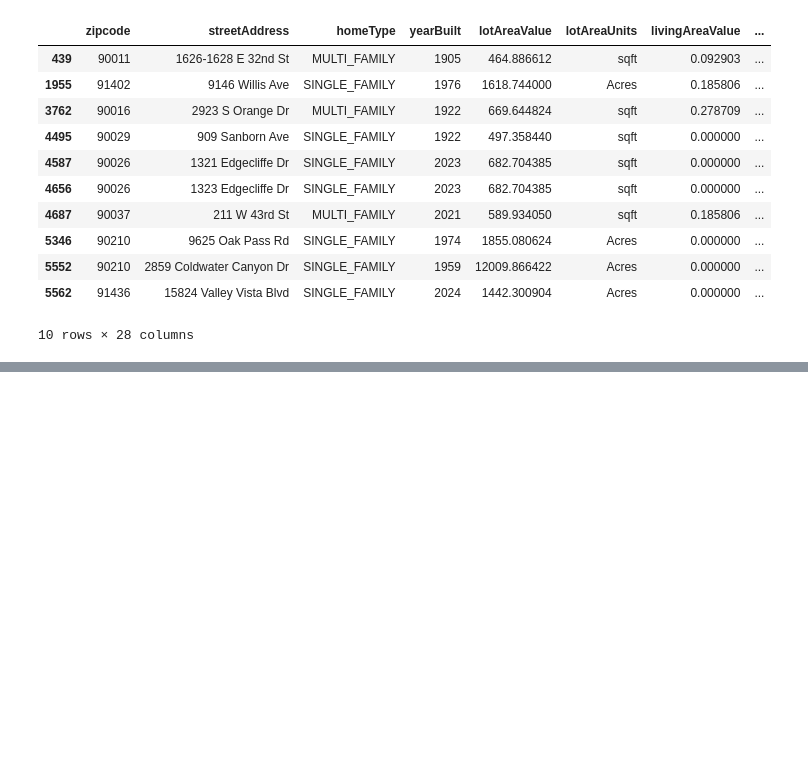
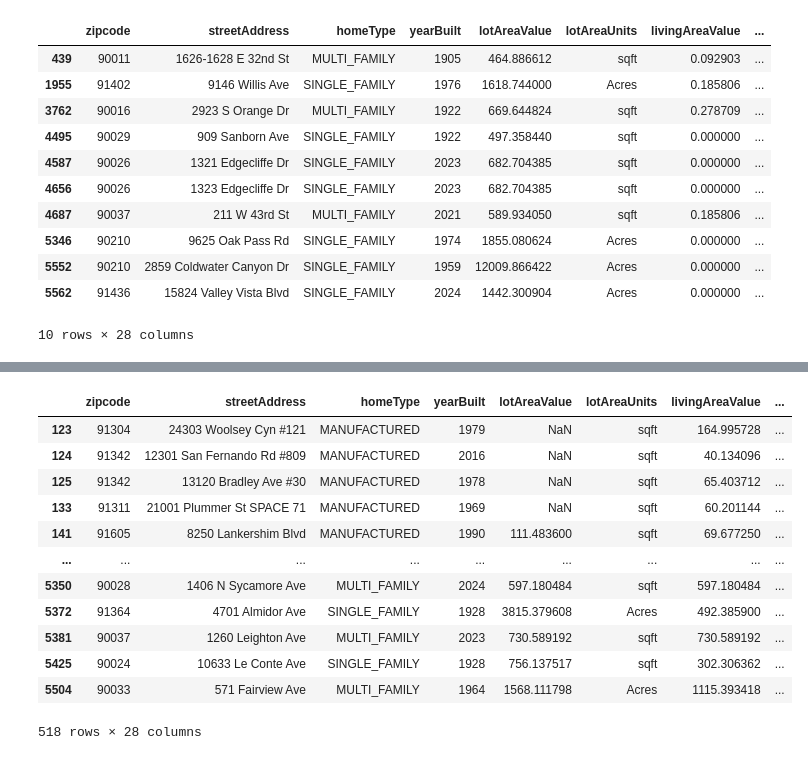
Before and after one commit to MAmin-y/House-price-analysis-and-prediction-LA-2024, a Jupyter notebook: analysis.ipynb, the cells around one changed output, grey strips where cells are left out. Saved outputs shown, nothing was run; the diff lists cells and outputs as text; code cells hidden in the pictures; blank space fills up the shorter version.

```diff
--- a/analysis.ipynb
+++ b/analysis.ipynb
@@ -317,0 +341,16 @@ df.loc[df['livingAreaValue'] < 1, 'livingAreaValue'] = df['lotAreaValue']
+# %%
+df[df["garageParkingCapacity"]==0]
+# %% [output]
+|  | zipcode | streetAddress | homeType | yearBuilt | lotAreaValue | lotAreaUnits | livingAreaValue | ... |
+| 123 | 91304 | 24303 Woolsey Cyn #121 | MANUFACTURED | 1979 | NaN | sqft | 164.995728 | ... |
+| 124 | 91342 | 12301 San Fernando Rd #809 | MANUFACTURED | 2016 | NaN | sqft | 40.134096 | ... |
+| 125 | 91342 | 13120 Bradley Ave #30 | MANUFACTURED | 1978 | NaN | sqft | 65.403712 | ... |
+| 133 | 91311 | 21001 Plummer St SPACE 71 | MANUFACTURED | 1969 | NaN | sqft | 60.201144 | ... |
+| 141 | 91605 | 8250 Lankershim Blvd | MANUFACTURED | 1990 | 111.483600 | sqft | 69.677250 | ... |
+| ... | ... | ... | ... | ... | ... | ... | ... | ... |
+| 5350 | 90028 | 1406 N Sycamore Ave | MULTI_FAMILY | 2024 | 597.180484 | sqft | 597.180484 | ... |
+| 5372 | 91364 | 4701 Almidor Ave | SINGLE_FAMILY | 1928 | 3815.379608 | Acres | 492.385900 | ... |
+| 5381 | 90037 | 1260 Leighton Ave | MULTI_FAMILY | 2023 | 730.589192 | sqft | 730.589192 | ... |
+| 5425 | 90024 | 10633 Le Conte Ave | SINGLE_FAMILY | 1928 | 756.137517 | sqft | 302.306362 | ... |
+| 5504 | 90033 | 571 Fairview Ave | MULTI_FAMILY | 1964 | 1568.111798 | Acres | 1115.393418 | ... |
+518 rows × 28 columns
```
Also changed, not shown: parts of 21 cells of this notebook.
